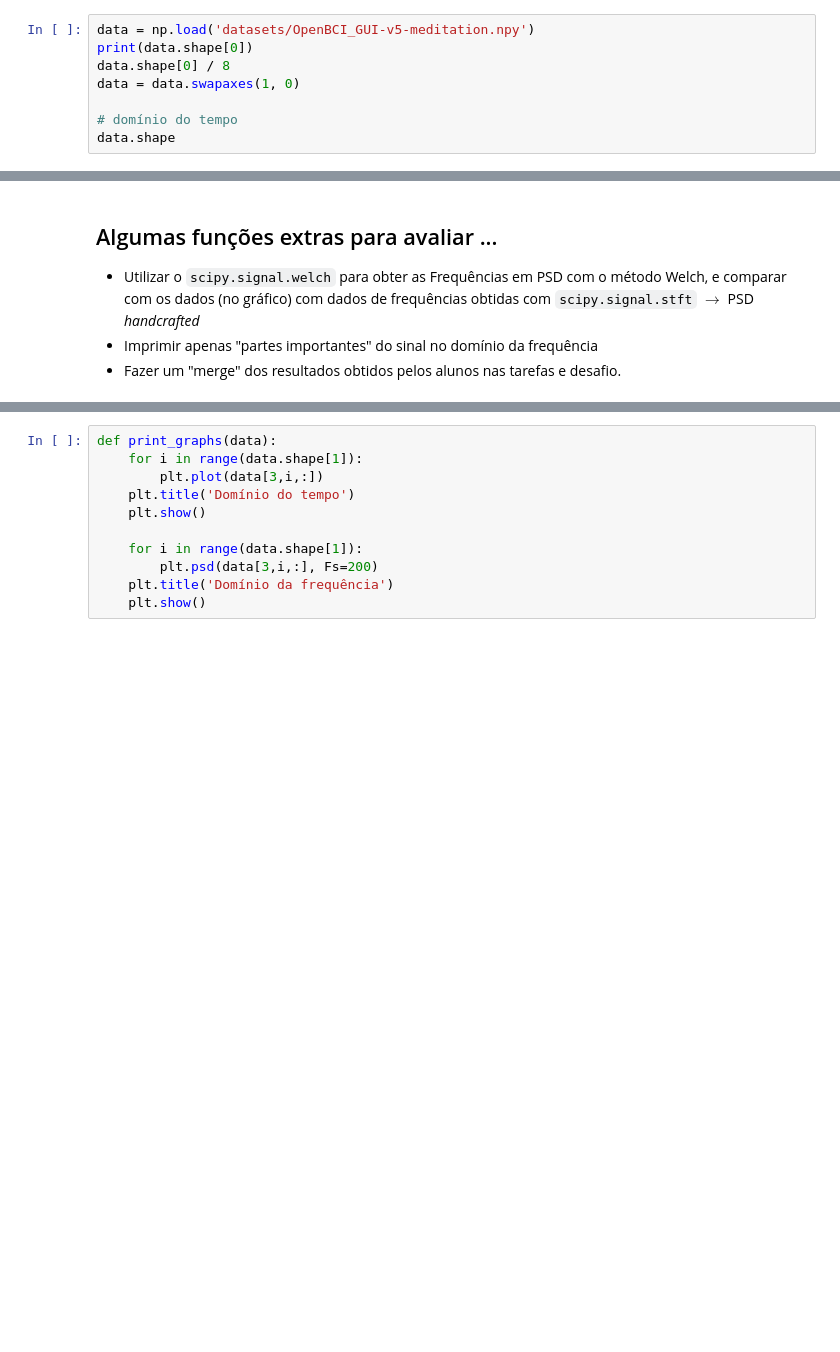
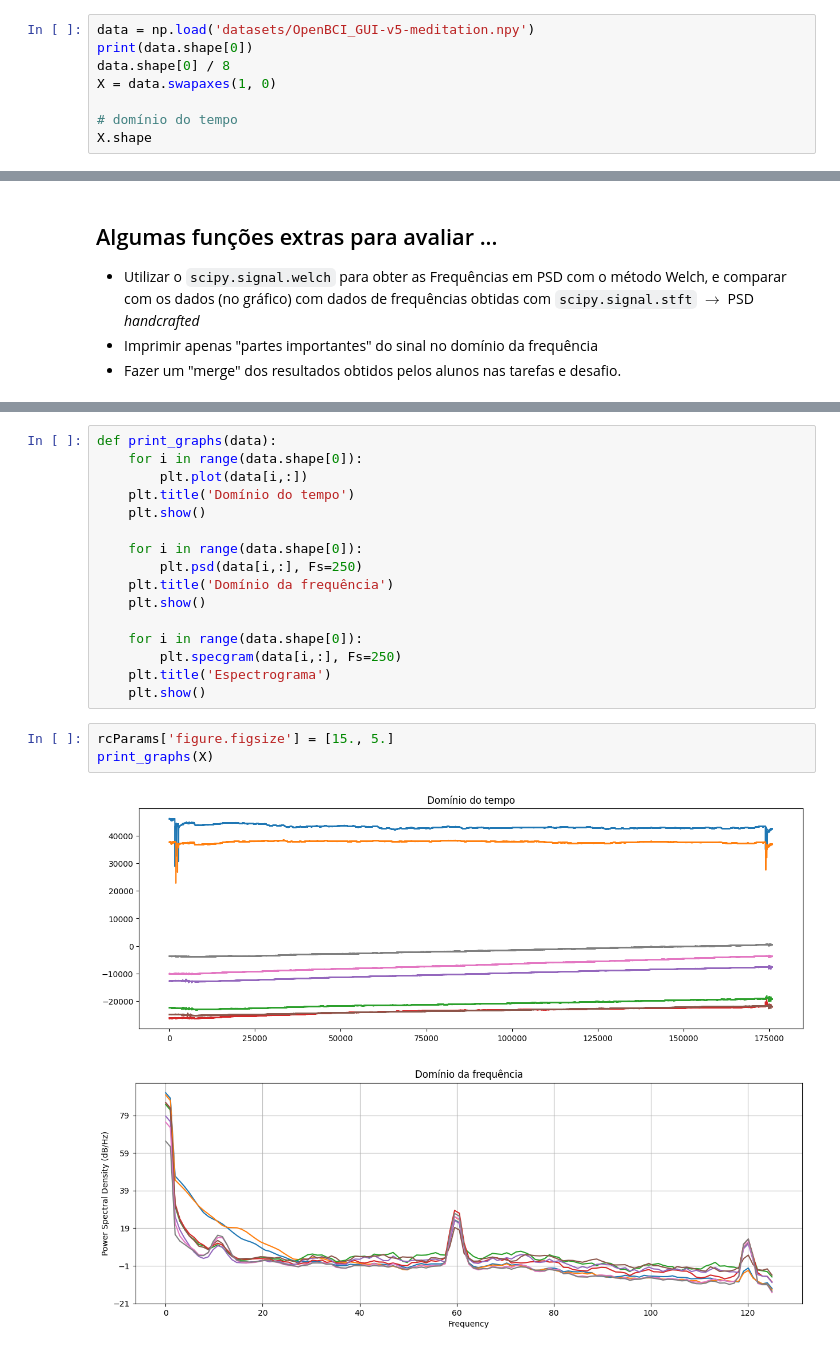
Before and after one commit to bneurd/tutoriais, a Jupyter notebook: EEG_Rhythms/preprocessing.ipynb, the cells around one changed output, grey strips where cells are left out. Saved outputs shown, nothing was run; the diff lists cells and outputs as text; blank space fills up the shorter version.

```diff
--- a/EEG_Rhythms/preprocessing.ipynb
+++ b/EEG_Rhythms/preprocessing.ipynb
@@ -20,10 +23,10 @@ from scipy.signal import stft
 data = np.load('datasets/OpenBCI_GUI-v5-meditation.npy')
 print(data.shape[0])
 data.shape[0] / 8
-data = data.swapaxes(1, 0)
+X = data.swapaxes(1, 0)
 
 # domínio do tempo
-data.shape
+X.shape
 # %% [output]
 175952
 (8, 175952)
@@ -90,11 +65,22 @@ Vamos criar uma função que será utilizada como padrão para imprimir os gráf
 # %%
 def print_graphs(data):
-    for i in range(data.shape[1]):
-        plt.plot(data[3,i,:])
+    for i in range(data.shape[0]):
+        plt.plot(data[i,:])
     plt.title('Domínio do tempo')
     plt.show()
 
-    for i in range(data.shape[1]):
-        plt.psd(data[3,i,:], Fs=200)
+    for i in range(data.shape[0]):
+        plt.psd(data[i,:], Fs=250)
     plt.title('Domínio da frequência')
     plt.show()
+
+    for i in range(data.shape[0]):
+        plt.specgram(data[i,:], Fs=250)
+    plt.title('Espectrograma')
+    plt.show()
+# %%
+rcParams['figure.figsize'] = [15., 5.]
+print_graphs(X)
+# %% [output]
+[figure, added]
+[figure, added]
```
Also changed, not shown: parts of 30 cells of this notebook.
